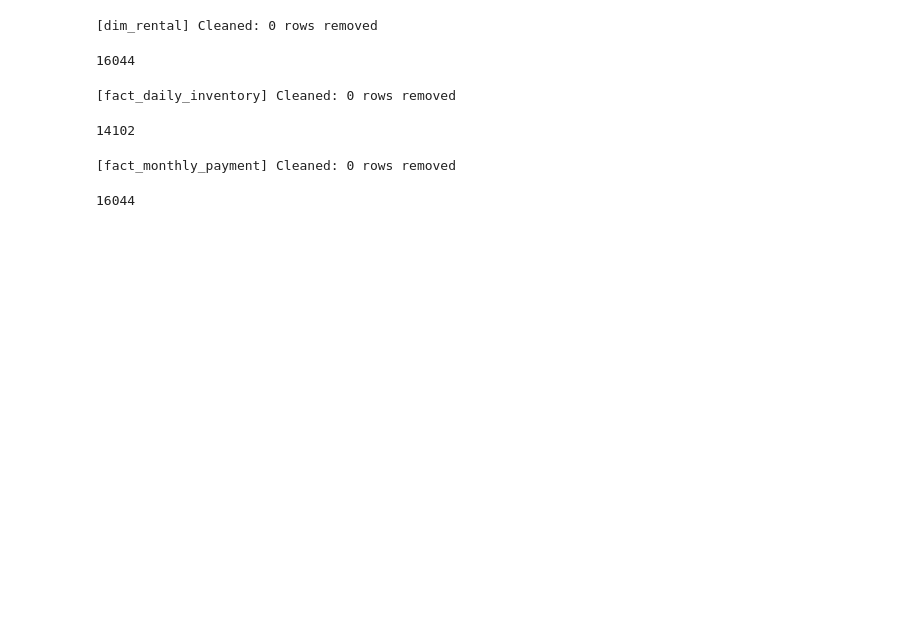
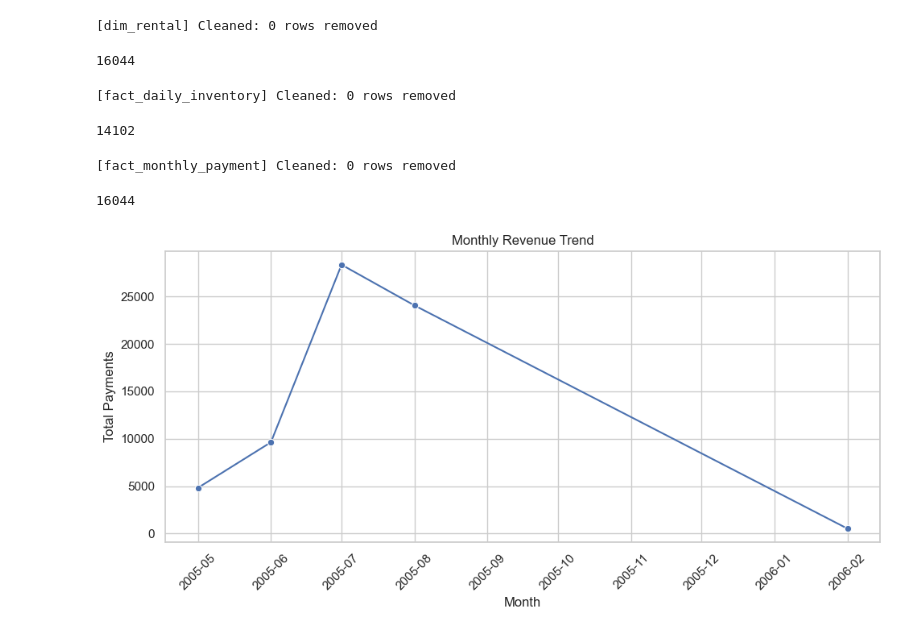
Before and after one commit to iistatiehh/FilmDataWareHouse, a Jupyter notebook: filmETLs.ipynb, the cells around one changed output. Cells and saved outputs as stored; diff of their text form; code cells hidden in the pictures; blank space fills up the shorter version.

```diff
--- a/filmETLs.ipynb
+++ b/filmETLs.ipynb
@@ -162,3 +186,40 @@ fact_monthly.to_sql('fact_monthly_payment', con=engine, if_exists='append', inde
 # %% [output]
 [fact_monthly_payment] Cleaned: 0 rows removed
 16044
+# %%
+import pandas as pd
+import matplotlib.pyplot as plt
+import seaborn as sns
+sns.set(style='whitegrid')
+
+# Load monthly revenue
+monthly = pd.read_sql("""
+SELECT date_id, monthly_payment_total
+FROM fact_monthly_payment
+""", engine)
+
+# Convert date_id to datetime
+monthly['date'] = pd.to_datetime(monthly['date_id'], format='%Y%m%d')
+
+# Group by month and sum revenue
+monthly = (
+    monthly
+    .groupby(monthly['date'].dt.to_period('M'))['monthly_payment_total']
+    .sum()
+    .reset_index()
+)
+
+# Convert period back to timestamp
+monthly['date'] = monthly['date'].dt.to_timestamp()
+
+# Plot
+plt.figure(figsize=(10, 5))
+sns.lineplot(data=monthly, x='date', y='monthly_payment_total', marker='o')
+plt.title('Monthly Revenue Trend')
+plt.xlabel('Month')
+plt.ylabel('Total Payments')
+plt.xticks(rotation=45)
+plt.tight_layout()
+plt.show()
+# %% [output]
+[figure, added]
```
Also changed, not shown: parts of 5 cells of this notebook, 1 other file.
